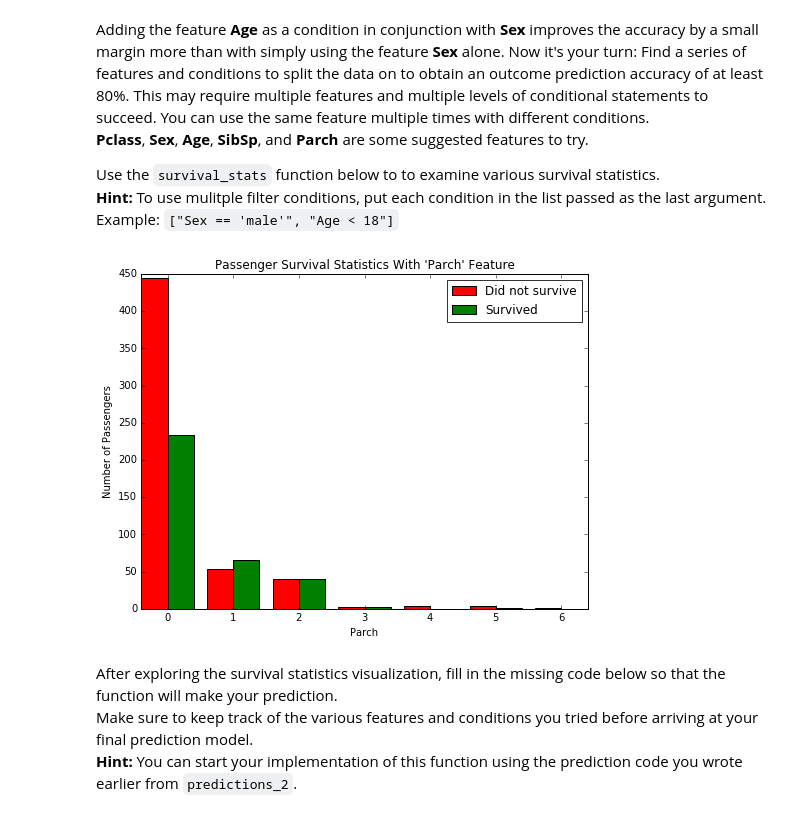
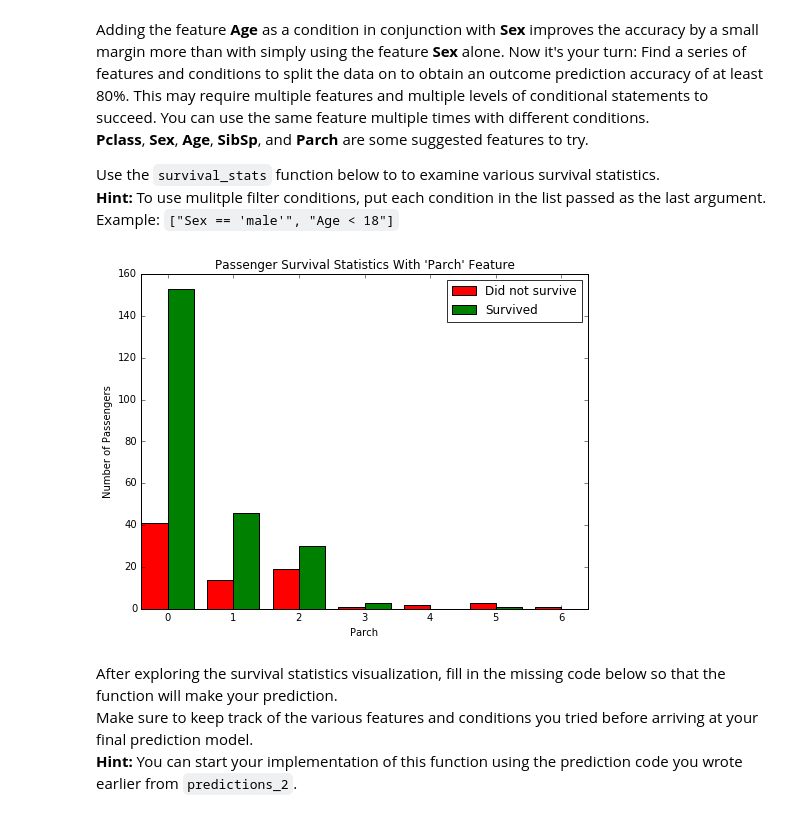
Before and after one commit to alismayilov/udacity-machine-learning-projects, a Jupyter notebook: projects/titanic_survival_exploration/Titanic_Survival_Exploration.ipynb, the cells around one changed output. Cells and saved outputs as stored; diff of their text form; code cells hidden in the pictures.

```diff
--- a/projects/titanic_survival_exploration/Titanic_Survival_Exploration.ipynb
+++ b/projects/titanic_survival_exploration/Titanic_Survival_Exploration.ipynb
@@ -209,9 +209,9 @@ Adding the feature **Age** as a condition in conjunction with **Sex** improves t
 Use the `survival_stats` function below to to examine various survival statistics.
 **Hint:** To use mulitple filter conditions, put each condition in the list passed as the last argument. Example: `["Sex == 'male'", "Age < 18"]`
 # %%
-survival_stats(data, outcomes, 'Parch')
+survival_stats(data, outcomes, 'Parch',["Sex == 'female'"])
 # %% [output]
-[figure, old version]
+[figure, new version]
 # %% [markdown]
 After exploring the survival statistics visualization, fill in the missing code below so that the function will make your prediction.
 Make sure to keep track of the various features and conditions you tried before arriving at your final prediction model.
```
Also changed, not shown: parts of 4 cells of this notebook, 1 other file.
